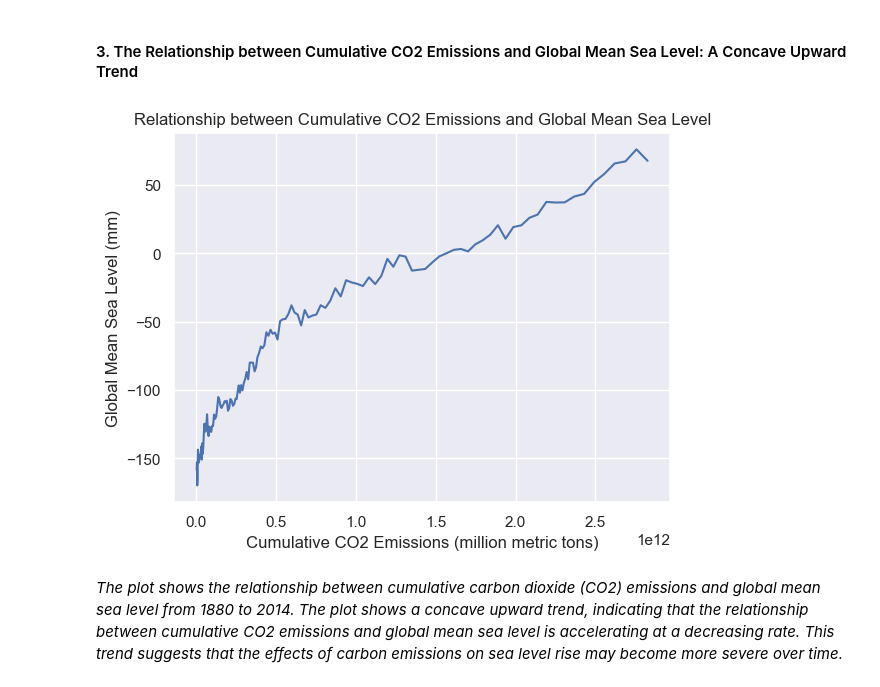
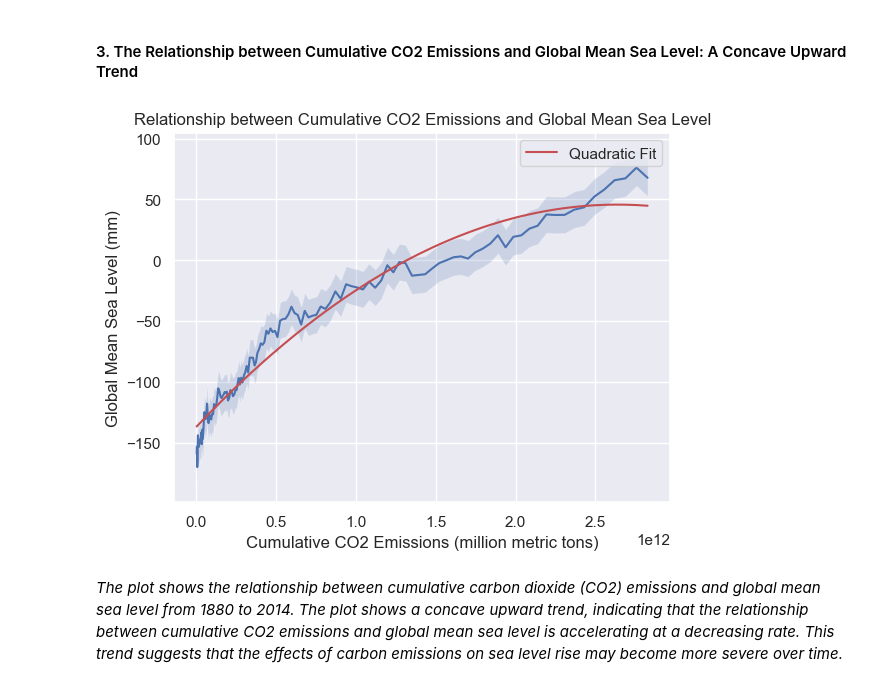
Before and after one commit to fuchenru/How-have-carbon-emissions-affected-climate-change-, a Jupyter notebook: CMSE 202 Final Project.ipynb, the cells around one changed output. Saved outputs shown, nothing was run; the diff lists cells and outputs as text; code cells hidden in the pictures.

```diff
--- a/CMSE 202 Final Project.ipynb
+++ b/CMSE 202 Final Project.ipynb
@@ -243,12 +245,15 @@ plt.show()
 # %%
 # Plot the relationship between cumulative CO2 emissions and global mean sea level
 plt.plot(co2_emitted, annual_sea_level[('GMSL', 'mean')])
 plt.xlabel('Cumulative CO2 Emissions (million metric tons)')
 plt.ylabel('Global Mean Sea Level (mm)')
 plt.title('Relationship between Cumulative CO2 Emissions and Global Mean Sea Level')
+plt.fill_between(co2_emitted, annual_sea_level[('GMSL', 'mean')] - 15, annual_sea_level[('GMSL', 'mean')] + 15, alpha=0.2)
+plt.plot(co2_emitted, np.poly1d(np.polyfit(co2_emitted, annual_sea_level[('GMSL', 'mean')], 2))(co2_emitted), color='r', label='Quadratic Fit')
+plt.legend()
 plt.show()
 # %% [output]
-[figure, old version]
+[figure, new version]
 # %% [markdown]
 *The plot shows the relationship between cumulative carbon dioxide (CO2) emissions and global mean sea level from 1880 to 2014. The plot shows a concave upward trend, indicating that the relationship between cumulative CO2 emissions and global mean sea level is accelerating at a decreasing rate. This trend suggests that the effects of carbon emissions on sea level rise may become more severe over time.*
 # %% [markdown]
```
Also changed, not shown: parts of 11 cells of this notebook.
